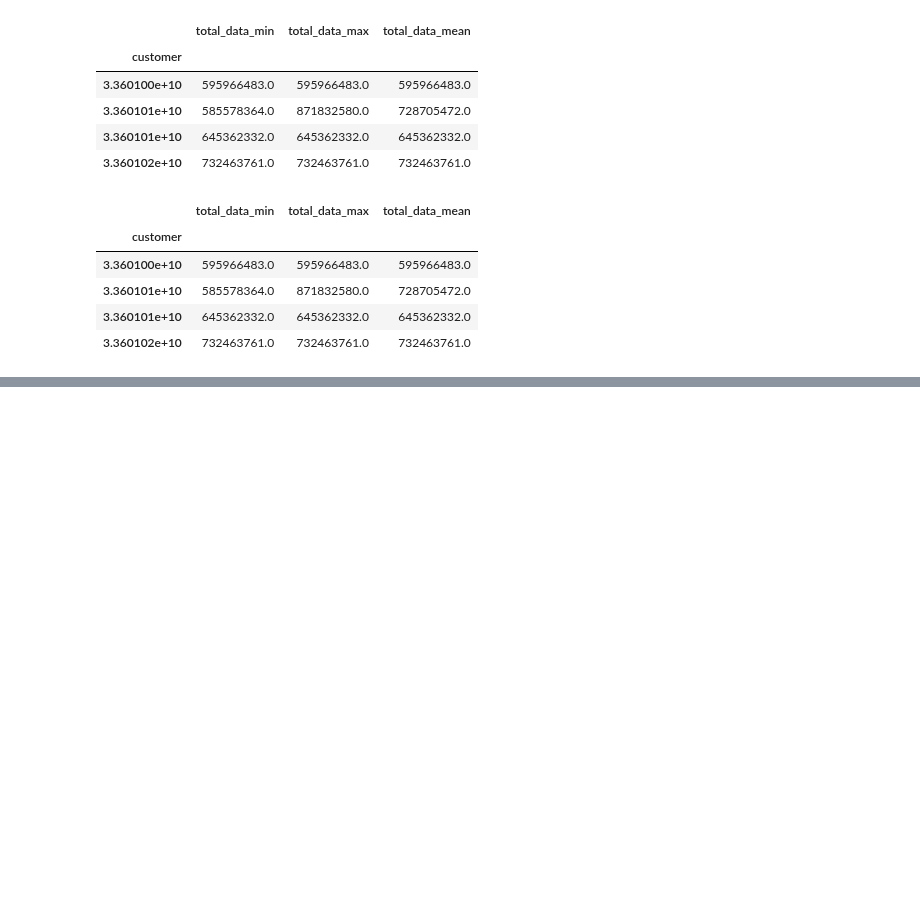
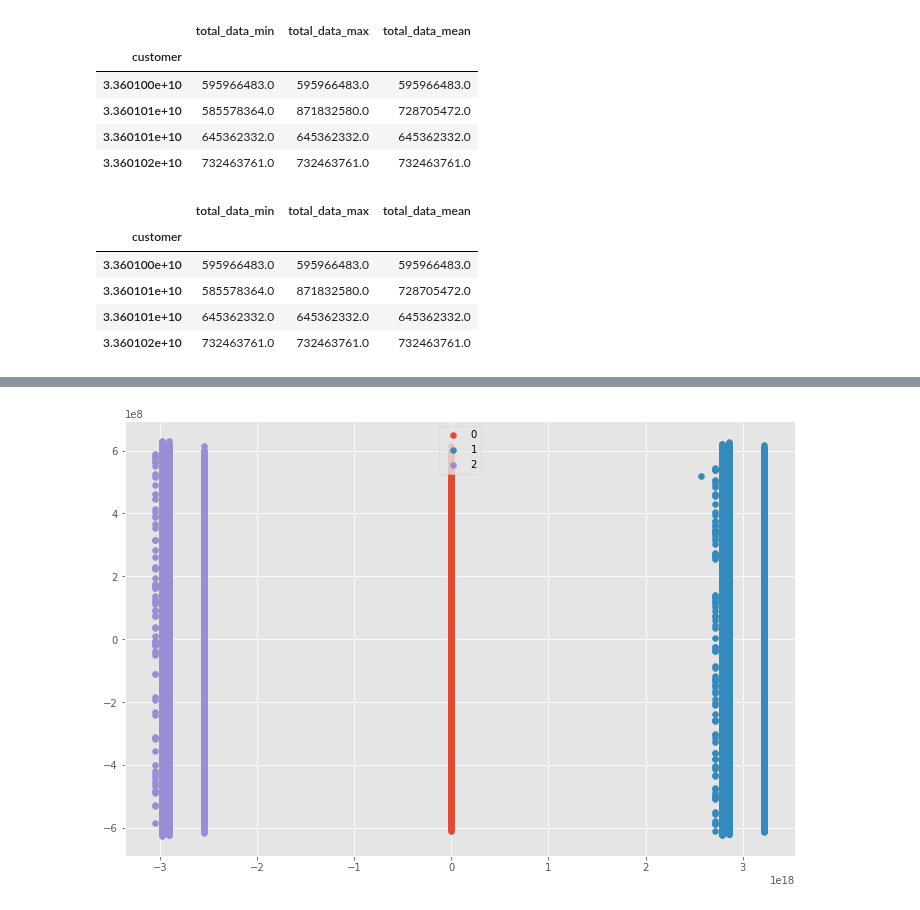
Before and after one commit to tutorialcreation/TelComChallenge, a Jupyter notebook: notebooks/Modelling.ipynb, the cells around one changed output, grey strips where cells are left out. Drawn from its saved outputs; the diff is of its cells as text; code cells hidden in the pictures; blank space fills up the shorter version.

```diff
--- a/notebooks/Modelling.ipynb
+++ b/notebooks/Modelling.ipynb
@@ -221,0 +244,17 @@ plt.plot(app_df.total_data, app_df.y_pred)
+# %%
+def handle_missing_values_numeric(df, features):
+        """
+        this algorithm does the following
+        - remove columns with x percentage of missing values
+        - fill the missing values with the mean
+        returns:
+            - df
+            - percentage of missing values
+        """
+        missing_percentage = round((df.isnull().sum().sum()/\
+                reduce(lambda x, y: x*y, df.shape))*100,2)
+        for key in features:
+            df[key] = df[key].fillna(df[key].mean())
+        return missing_percentage,df
+# %%
+_,df_to_transform = handle_missing_values_numeric(df_to_transform,df_to_transform.columns)
@@ -221,0 +271,14 @@ plt.plot(app_df.total_data, app_df.y_pred)
+# %%
+kmeans = KMeans(init="random",n_clusters=3,n_init=10,max_iter=300,random_state=42)
+y_pred = kmeans.fit_predict(df_)
+# %%
+labels_ = np.unique(y_pred)
+
+#plotting the results:
+
+for i in labels_:
+    plt.scatter(df_[y_pred == i , 0] , df_[y_pred == i , 1] , label = i)
+plt.legend()
+plt.show()
+# %% [output]
+[figure, added]
```
Also changed, not shown: parts of 8 cells of this notebook.
